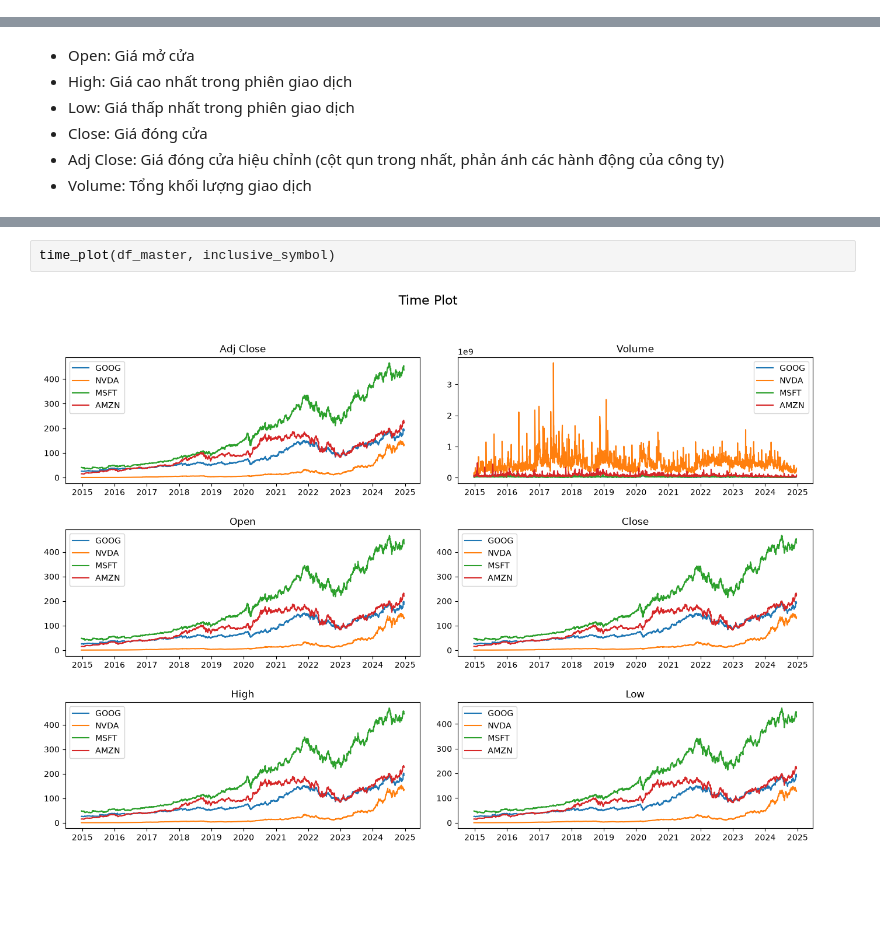
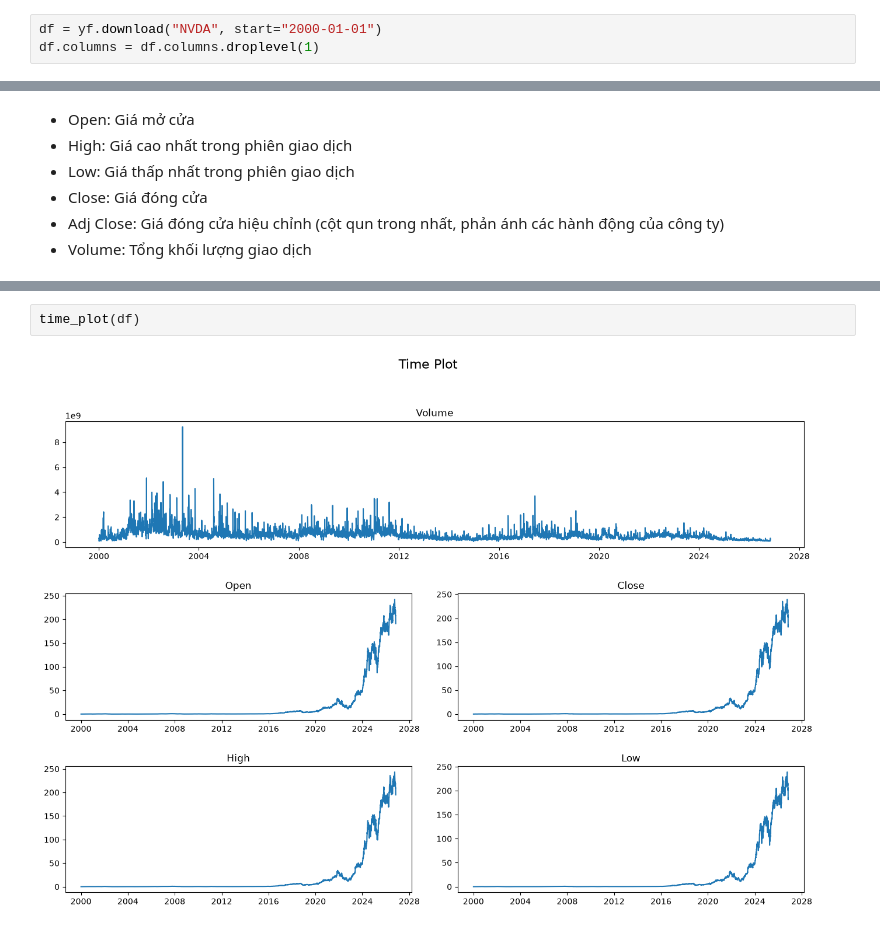
Before and after one commit to Quanbro07/data-mining, a Jupyter notebook: part_a.ipynb, the cells around one changed output, grey strips where cells are left out. Saved outputs shown, nothing was run; the diff lists cells and outputs as text; blank space fills up the shorter version.

```diff
--- a/part_a.ipynb
+++ b/part_a.ipynb
@@ -11,0 +8,3 @@ stocks = pd.read_csv(data_path / "sp500_stocks.csv")
+# %%
+df = yf.download("NVDA", start="2000-01-01")
+df.columns = df.columns.droplevel(1)
@@ -140,7 +79,7 @@ def time_plot(df, symbols: list):
     plt.tight_layout(pad=3.0, h_pad=2.5, w_pad=2.0)
     plt.show()
 # %%
-time_plot(df_master, inclusive_symbol)
+time_plot(df)
 # %% [output]
-[figure, old version]
+[figure, new version]
 # %% [markdown]
```
Also changed, not shown: parts of 32 cells of this notebook, 1 other file.
